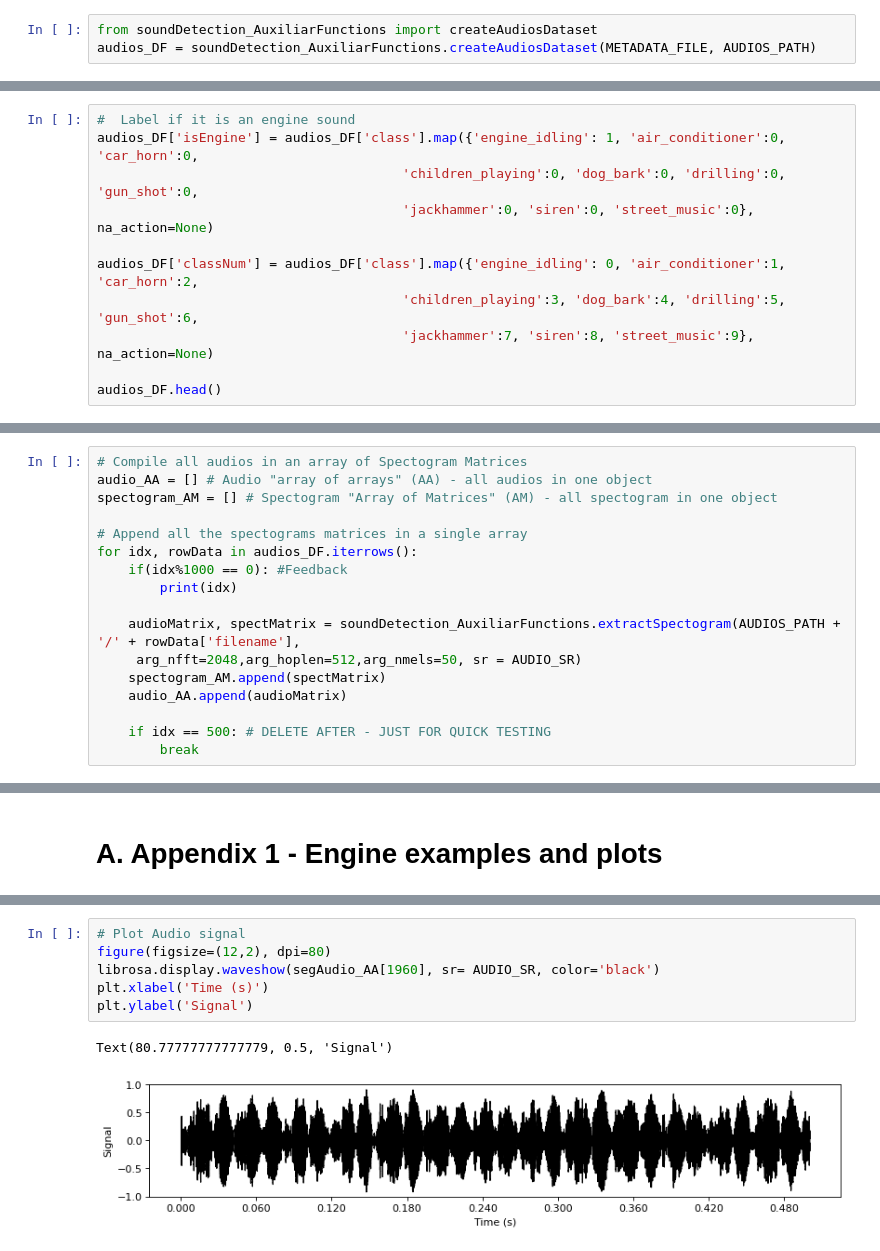
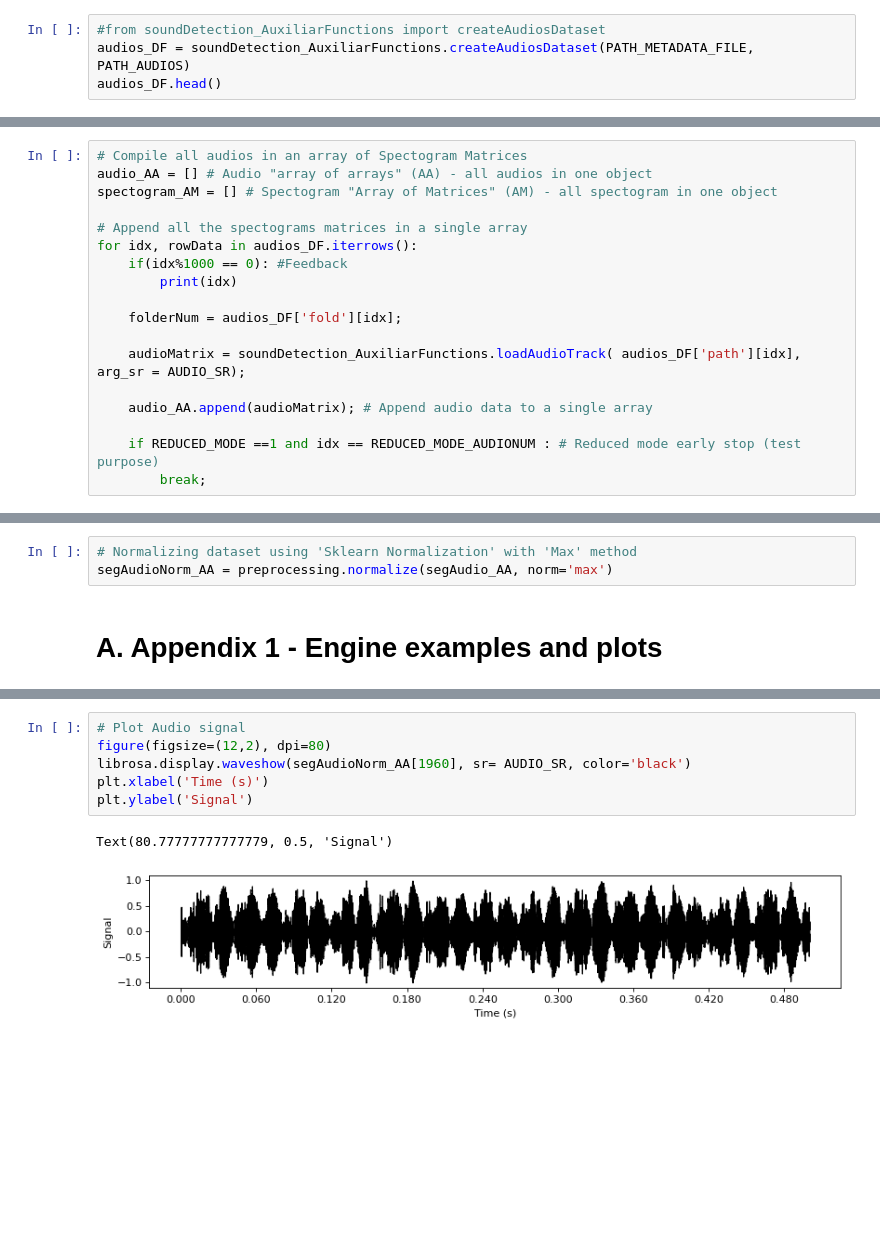
Before and after one commit to matsozza/Python_ML_CombustionEnginesRecog_MBA, a Jupyter notebook: 1_SoundDetectionMain.ipynb, the cells around one changed output, grey strips where cells are left out. Cells and saved outputs as stored; diff of their text form; blank space fills up the shorter version.

Commit message:
split by folders again (UrbanSounds8k)

```diff
--- a/1_SoundDetectionMain.ipynb
+++ b/1_SoundDetectionMain.ipynb
@@ -50,4 +54,5 @@ AUDIOSEG_OVERLAP = 0.5 # normalized
 # %%
-from soundDetection_AuxiliarFunctions import createAudiosDataset
-audios_DF = soundDetection_AuxiliarFunctions.createAudiosDataset(METADATA_FILE, AUDIOS_PATH)
+#from soundDetection_AuxiliarFunctions import createAudiosDataset
+audios_DF = soundDetection_AuxiliarFunctions.createAudiosDataset(PATH_METADATA_FILE, PATH_AUDIOS)
+audios_DF.head()
 # %% [output]
@@ -64,11 +74,0 @@ Number of processed audio files: 8732
-# %%
-#  Label if it is an engine sound
-audios_DF['isEngine'] = audios_DF['class'].map({'engine_idling': 1, 'air_conditioner':0, 'car_horn':0,
-                                       'children_playing':0, 'dog_bark':0, 'drilling':0, 'gun_shot':0,
-                                       'jackhammer':0, 'siren':0, 'street_music':0}, na_action=None)
-
-audios_DF['classNum'] = audios_DF['class'].map({'engine_idling': 0, 'air_conditioner':1, 'car_horn':2,
-                                       'children_playing':3, 'dog_bark':4, 'drilling':5, 'gun_shot':6,
-                                       'jackhammer':7, 'siren':8, 'street_music':9}, na_action=None)
-
-audios_DF.head()
@@ -101,12 +93,13 @@ for idx, rowData in audios_DF.iterrows():
     if(idx%1000 == 0): #Feedback
         print(idx)
 
-    audioMatrix, spectMatrix = soundDetection_AuxiliarFunctions.extractSpectogram(AUDIOS_PATH + '/' + rowData['filename'],
-     arg_nfft=2048,arg_hoplen=512,arg_nmels=50, sr = AUDIO_SR)
-    spectogram_AM.append(spectMatrix)
-    audio_AA.append(audioMatrix)
+    folderNum = audios_DF['fold'][idx];
 
-    if idx == 500: # DELETE AFTER - JUST FOR QUICK TESTING
-        break
+    audioMatrix = soundDetection_AuxiliarFunctions.loadAudioTrack( audios_DF['path'][idx], arg_sr = AUDIO_SR);
+
+    audio_AA.append(audioMatrix); # Append audio data to a single array
+
+    if REDUCED_MODE ==1 and idx == REDUCED_MODE_AUDIONUM : # Reduced mode early stop (test purpose)
+        break;
 # %% [output]
 0
@@ -153,3 +130,6 @@ for audio in audio_AA:
+# %%
+# Normalizing dataset using 'Sklearn Normalization' with 'Max' method
+segAudioNorm_AA = preprocessing.normalize(segAudio_AA, norm='max')
 # %% [markdown]
 # A. Appendix 1 - Engine examples and plots
 # %%
@@ -160,12 +140,12 @@ Audio(segAudio_AA[1960], rate=AUDIO_SR)
 # %%
 # Plot Audio signal
 figure(figsize=(12,2), dpi=80)
-librosa.display.waveshow(segAudio_AA[1960], sr= AUDIO_SR, color='black')
+librosa.display.waveshow(segAudioNorm_AA[1960], sr= AUDIO_SR, color='black')
 plt.xlabel('Time (s)')
 plt.ylabel('Signal')
 # %% [output]
 Text(80.77777777777779, 0.5, 'Signal')
-[figure, old version]
+[figure, new version]
 # %%
 # Engine Spectogram example
 figure(figsize=(12,2), dpi=80)
```
Also changed, not shown: parts of 23 cells of this notebook, 1 other file.
